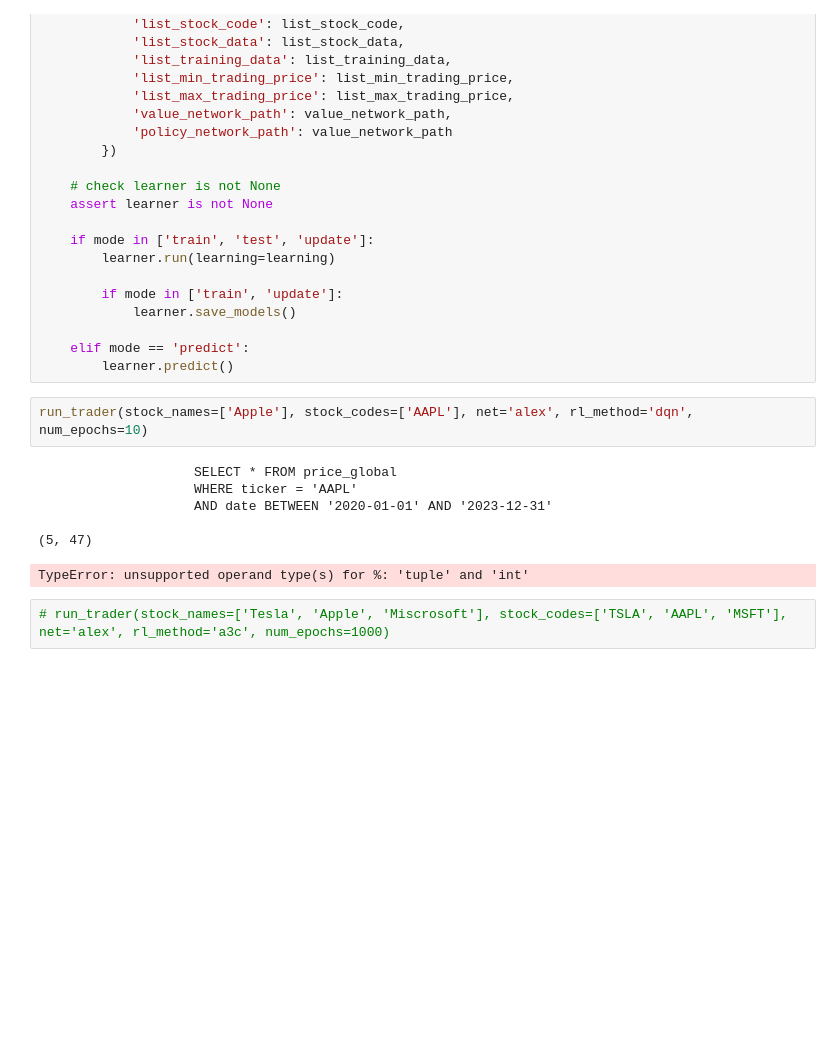
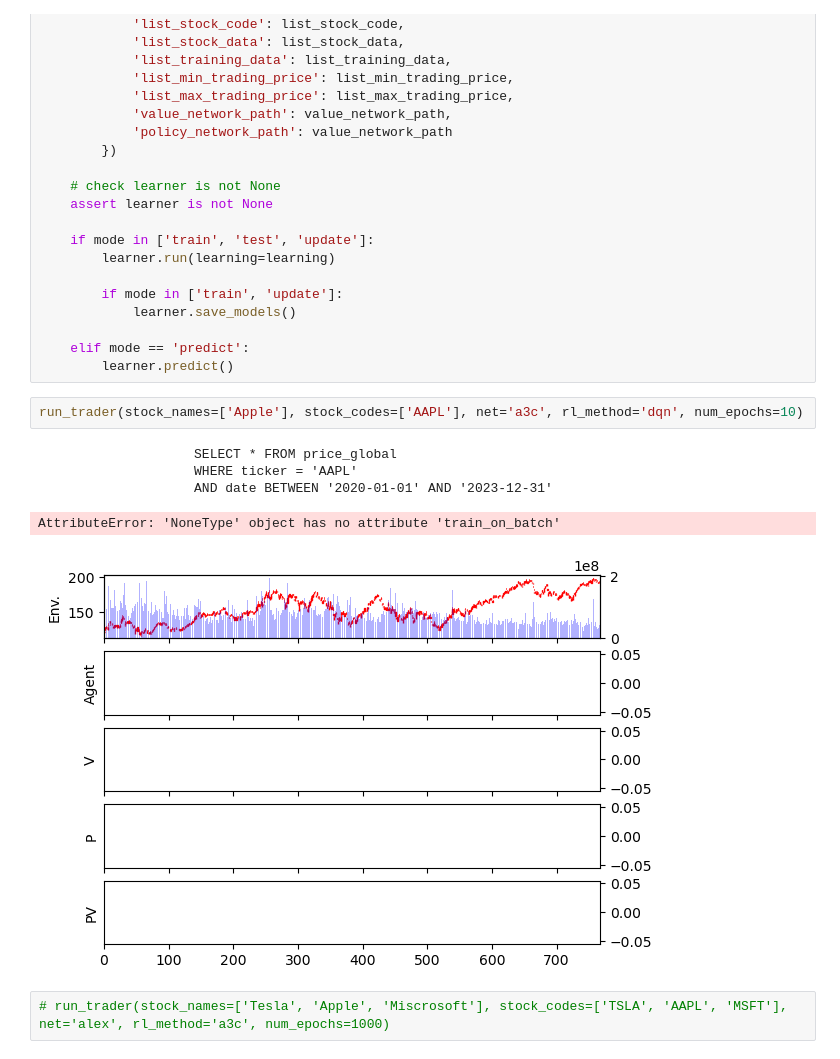
Before and after one commit to ahn283/projects, a Jupyter notebook: trader/trader_v1.ipynb, the cells around one changed output. Drawn from its saved outputs; the diff is of its cells as text; blank space fills up the shorter version.

```diff
--- a/trader/trader_v1.ipynb
+++ b/trader/trader_v1.ipynb
@@ -2491,13 +2491,12 @@ def run_trader(mode='train', stock_names=['Apple', 'Tesla', 'Microsoft'], rl_met
     elif mode == 'predict':
         learner.predict()
 # %%
-run_trader(stock_names=['Apple'], stock_codes=['AAPL'], net='alex', rl_method='dqn', num_epochs=10)
+run_trader(stock_names=['Apple'], stock_codes=['AAPL'], net='a3c', rl_method='dqn', num_epochs=10)
 # %% [output]
                     SELECT * FROM price_global
                     WHERE ticker = 'AAPL'
                     AND date BETWEEN '2020-01-01' AND '2023-12-31'
-
-(5, 47)
-TypeError: unsupported operand type(s) for %: 'tuple' and 'int'
+AttributeError: 'NoneType' object has no attribute 'train_on_batch'
+[figure, added]
 # %%
 # run_trader(stock_names=['Tesla', 'Apple', 'Miscrosoft'], stock_codes=['TSLA', 'AAPL', 'MSFT'], net='alex', rl_method='a3c', num_epochs=1000)
```
Also changed, not shown: parts of 1 cell of this notebook, 4 other files.
